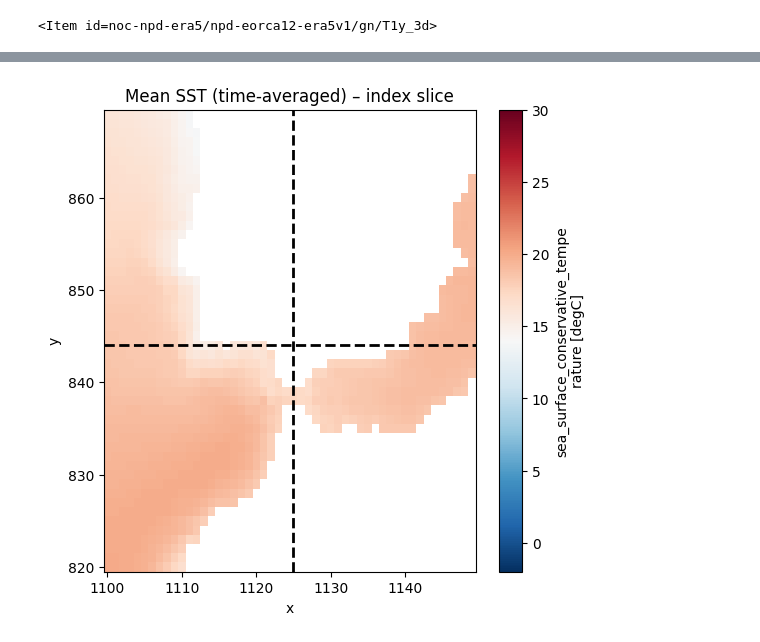
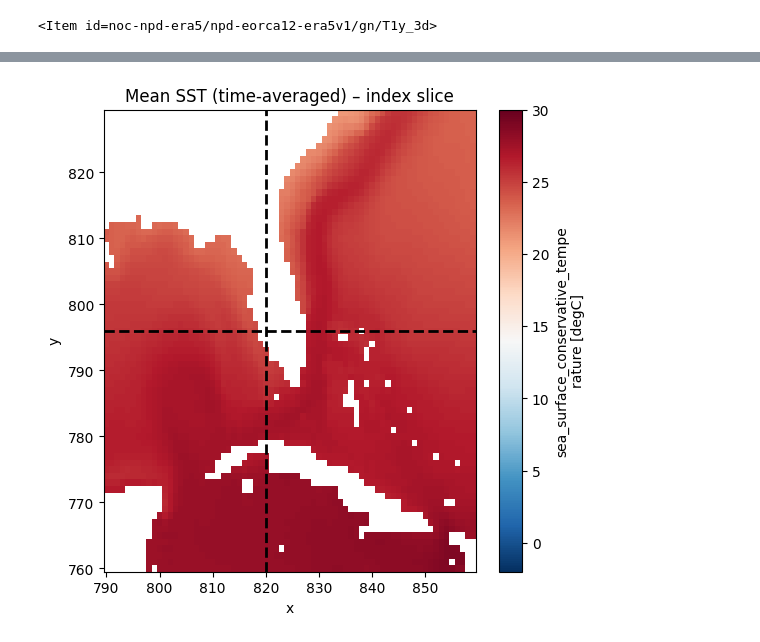
Before and after one commit to evanhambly1/Tracmass, a Jupyter notebook: project_1m_analysis_scripts/Regions/Regions.ipynb, the cells around one changed output, grey strips where cells are left out. Cells and saved outputs as stored; diff of their text form; code cells hidden in the pictures.

```diff
--- a/project_1m_analysis_scripts/Regions/Regions.ipynb
+++ b/project_1m_analysis_scripts/Regions/Regions.ipynb
@@ -249,5 +94,5 @@ Average RAPID latitude: 26.940216971249622
 # %%
-# ~36N (025-degree)
+# 025-degree
 import matplotlib.pyplot as plt
 
 # Time mean
@@ -259,14 +104,15 @@ vmax = 30.0
 x_start, x_end = 737, 1185
 y_start, y_end = 695, 1128
 
-y_kill_start = 844
-y_kill_end = 1030
-x_kill_start = 832
+RAPID = 796
+x_kill_start = 820
 x_kill_end = 1125
 
-DS_kill = 980
+DS_kill = 1041
+DS_kill_x = 1000
 
-RAPID = 796
+HS_kill = 882
+HS_kill_y = 950
 
 da_crop = da_mean.isel(
     x=slice(x_start, x_end),
@@ -284,16 +130,14 @@ fig, ax = plt.subplots(figsize=(6, 6))
 da_crop.plot(ax=ax, cmap='RdBu_r', vmin=vmin, vmax=vmax)
 plt.title('Mean SST (time-averaged) – index slice')
 
-y_line = da_crop['y'].isel(y=y_kill_start - y_start).item()
-ax.axhline(y=y_line, color='black', linestyle='--', linewidth=2)
 
-y_line = da_crop['y'].isel(y=y_kill_end - y_start).item()
+y_line = da_crop['y'].isel(y=DS_kill - y_start).item()
 ax.axhline(y=y_line, color='black', linestyle='--', linewidth=2)
 
 y_line = da_crop['y'].isel(y=RAPID - y_start).item()
 ax.axhline(y=y_line, color='black', linestyle='--', linewidth=2)
 
-y_line = da_crop['y'].isel(y=y_kill_end - y_start).item()
+y_line = da_crop['y'].isel(y=HS_kill_y - y_start).item()
 ax.axhline(y=y_line, color='black', linestyle='--', linewidth=2)
 
 x_line = da_crop['x'].isel(x=x_kill_start - x_start).item()
@@ -302,46 +146,62 @@ ax.axvline(x=x_line, color='black', linestyle='--', linewidth=2)
 x_line = da_crop['x'].isel(x=x_kill_end - x_start).item()
 ax.axvline(x=x_line, color='black', linestyle='--', linewidth=2)
 
-x_line = da_crop['x'].isel(x=DS_kill - x_start).item()
+x_line = da_crop['x'].isel(x=DS_kill_x - x_start).item()
+ax.axvline(x=x_line, color='black', linestyle='--', linewidth=2)
+
+x_line = da_crop['x'].isel(x=HS_kill - x_start).item()
 ax.axvline(x=x_line, color='black', linestyle='--', linewidth=2)
 
 plt.show()
 
 
 
+
+
 # Convert to cropped array indices
-y_idx = y_kill_start - y_start
+
 x_idx_start = x_kill_start - x_start
 x_idx_end = x_kill_end - x_start
 
+
 y_RAPID = RAPID - y_start
 
-# -----------------------------
-# Slice the horizontal line segment (Dask-safe)
-# -----------------------------
-lat_line = da_crop['nav_lat'].isel(
-    y=y_idx,
-    x=slice(x_idx_start, x_idx_end)
-).compute()  # forces Dask to load into memory
+y_DS = DS_kill - y_start
+
+x_HS = HS_kill - x_start
+
+
 
 lat_RAPID = da_crop['nav_lat'].isel(
     y=y_RAPID,
     x=slice(x_idx_start, x_idx_end)
-).compute()  # forces Dask to load into memory
+).compute()
 
-# -----------------------------
-# Compute average latitude
-# -----------------------------
-avg_lat = lat_line.mean().item()
-print("Average latitude:", avg_lat)
+lat_DS = da_crop['nav_lat'].isel(
+    y=y_DS,
+    x=slice(x_idx_start, x_idx_end)
+).compute()
+
+lon_HS = da_crop['nav_lon'].isel(
+    y=slice(y_RAPID, y_DS),
+    x= x_HS
+).compute()
+
+
 
 avg_lat_RAPID = lat_RAPID.mean().item()
 print("Average RAPID latitude:", avg_lat_RAPID)
 
+avg_lat_DS = lat_DS.mean().item()
+print("Average DS latitude:", avg_lat_DS)
+
+avg_lon_HS = lon_HS.mean().item()
+print("Average HS longitude:", avg_lon_HS)
 
 
-x_start, x_end = 1100, 1150
-y_start, y_end = 820, 870
+
+x_start, x_end = 790, 860
+y_start, y_end = 760, 830
 
 da_crop = da_mean.isel(
     x=slice(x_start, x_end),
@@ -359,16 +219,10 @@ fig, ax = plt.subplots(figsize=(6, 6))
 da_crop.plot(ax=ax, cmap='RdBu_r', vmin=vmin, vmax=vmax)
 plt.title('Mean SST (time-averaged) – index slice')
 
-y_line = da_crop['y'].isel(y=y_kill_start - y_start).item()
+y_line = da_crop['y'].isel(y=RAPID - y_start).item()
 ax.axhline(y=y_line, color='black', linestyle='--', linewidth=2)
 
-#y_line = da_crop['y'].isel(y=y_kill_end - y_start).item()
-#ax.axhline(y=y_line, color='black', linestyle='--', linewidth=2)
-
-#x_line = da_crop['x'].isel(x=x_kill_start - x_start).item()
-#ax.axvline(x=x_line, color='black', linestyle='--', linewidth=2)
-
-x_line = da_crop['x'].isel(x=x_kill_end - x_start).item()
+x_line = da_crop['x'].isel(x=x_kill_start - x_start).item()
 ax.axvline(x=x_line, color='black', linestyle='--', linewidth=2)
 
 plt.show()
@@ -379,2 +234,2 @@ Average RAPID latitude: 26.942107565878587
-[figure, old version]
+[figure, new version]
 # %%
```
Also changed, not shown: parts of 4 cells of this notebook, 17 other files.
